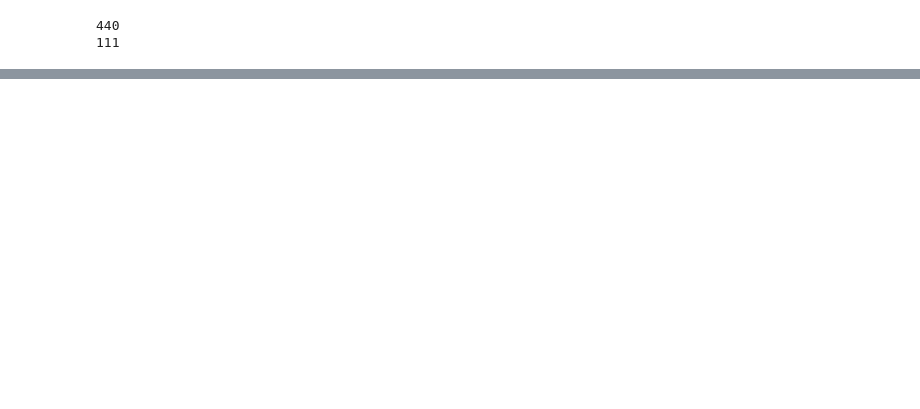
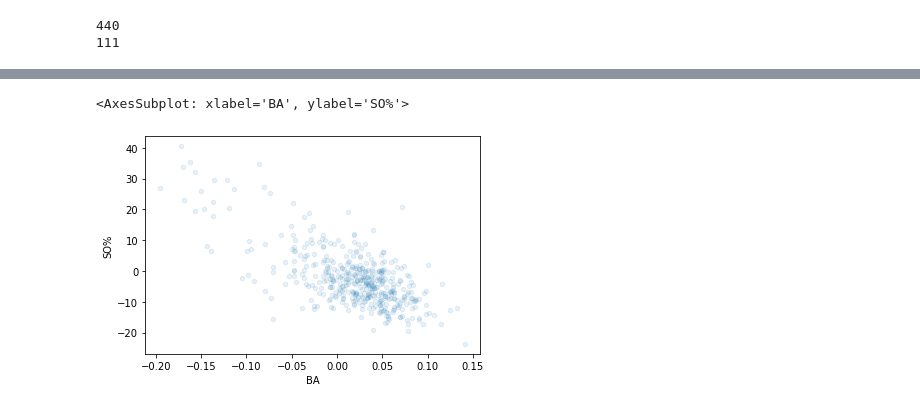
Before and after one commit to jhein1892/fantasy_ML_batters, a Jupyter notebook: Batter.ipynb, the cells around one changed output, grey strips where cells are left out. Saved outputs shown, nothing was run; the diff lists cells and outputs as text; code cells hidden in the pictures; blank space fills up the shorter version.

```diff
--- a/Batter.ipynb
+++ b/Batter.ipynb
@@ -70,0 +115,5 @@ print(len(test_set))
+# %%
+training_stats.plot(kind='scatter', x='BA', y='SO%', alpha=0.1)
+# %% [output]
+<AxesSubplot: xlabel='BA', ylabel='SO%'>
+[figure, added]
```
Also changed, not shown: parts of 12 cells of this notebook.
